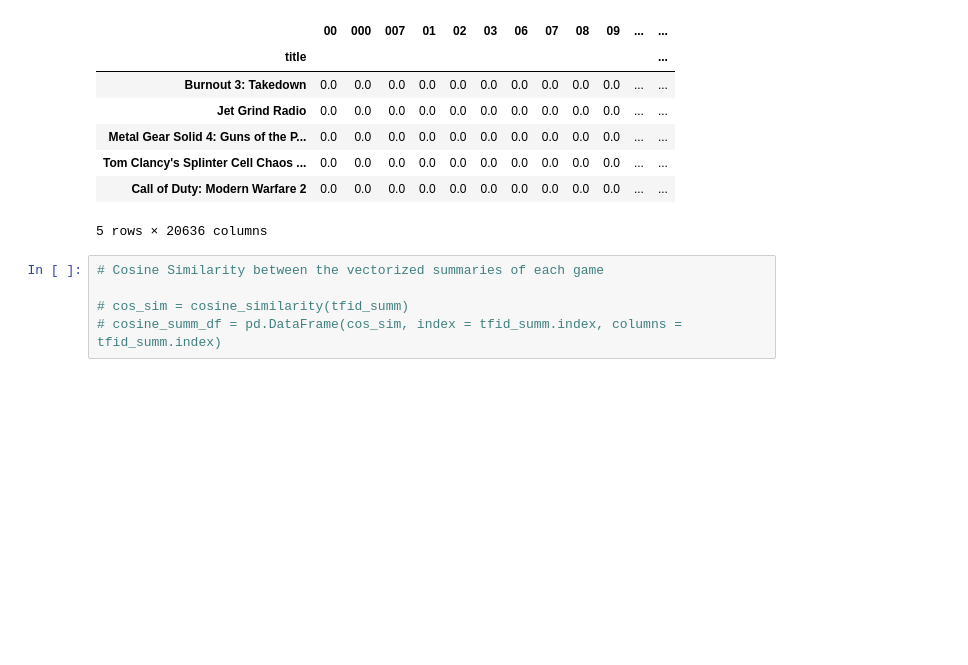
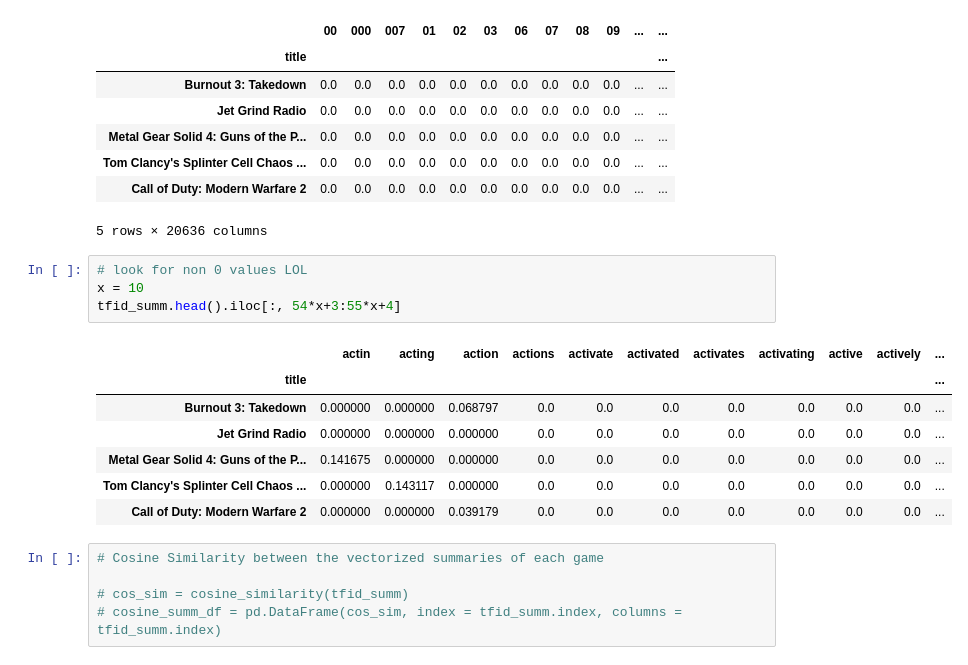
Before and after one commit to trentenAB/Video_Game_Recommendation_System, a Jupyter notebook: notebooks/Preprocess and Modeling.ipynb, the cells around one changed output. Drawn from its saved outputs; the diff is of its cells as text; blank space fills up the shorter version.

```diff
--- a/notebooks/Preprocess and Modeling.ipynb
+++ b/notebooks/Preprocess and Modeling.ipynb
@@ -430,6 +440,18 @@ tfid_summ.head()
 | Tom Clancy's Splinter Cell Chaos ... | 0.0 | 0.0 | 0.0 | 0.0 | 0.0 | 0.0 | 0.0 | 0.0 | 0.0 | 0.0 | ... | ... |
 | Call of Duty: Modern Warfare 2 | 0.0 | 0.0 | 0.0 | 0.0 | 0.0 | 0.0 | 0.0 | 0.0 | 0.0 | 0.0 | ... | ... |
 5 rows × 20636 columns
+# %%
+# look for non 0 values LOL
+x = 10
+tfid_summ.head().iloc[:, 54*x+3:55*x+4]
+# %% [output]
+|  | actin | acting | action | actions | activate | activated | activates | activating | active | actively | ... |
+| title |  |  |  |  |  |  |  |  |  |  | ... |
+| Burnout 3: Takedown | 0.000000 | 0.000000 | 0.068797 | 0.0 | 0.0 | 0.0 | 0.0 | 0.0 | 0.0 | 0.0 | ... |
+| Jet Grind Radio | 0.000000 | 0.000000 | 0.000000 | 0.0 | 0.0 | 0.0 | 0.0 | 0.0 | 0.0 | 0.0 | ... |
+| Metal Gear Solid 4: Guns of the P... | 0.141675 | 0.000000 | 0.000000 | 0.0 | 0.0 | 0.0 | 0.0 | 0.0 | 0.0 | 0.0 | ... |
+| Tom Clancy's Splinter Cell Chaos ... | 0.000000 | 0.143117 | 0.000000 | 0.0 | 0.0 | 0.0 | 0.0 | 0.0 | 0.0 | 0.0 | ... |
+| Call of Duty: Modern Warfare 2 | 0.000000 | 0.000000 | 0.039179 | 0.0 | 0.0 | 0.0 | 0.0 | 0.0 | 0.0 | 0.0 | ... |
 # %%
 # Cosine Similarity between the vectorized summaries of each game
 
```
Also changed, not shown: parts of 14 cells of this notebook.
